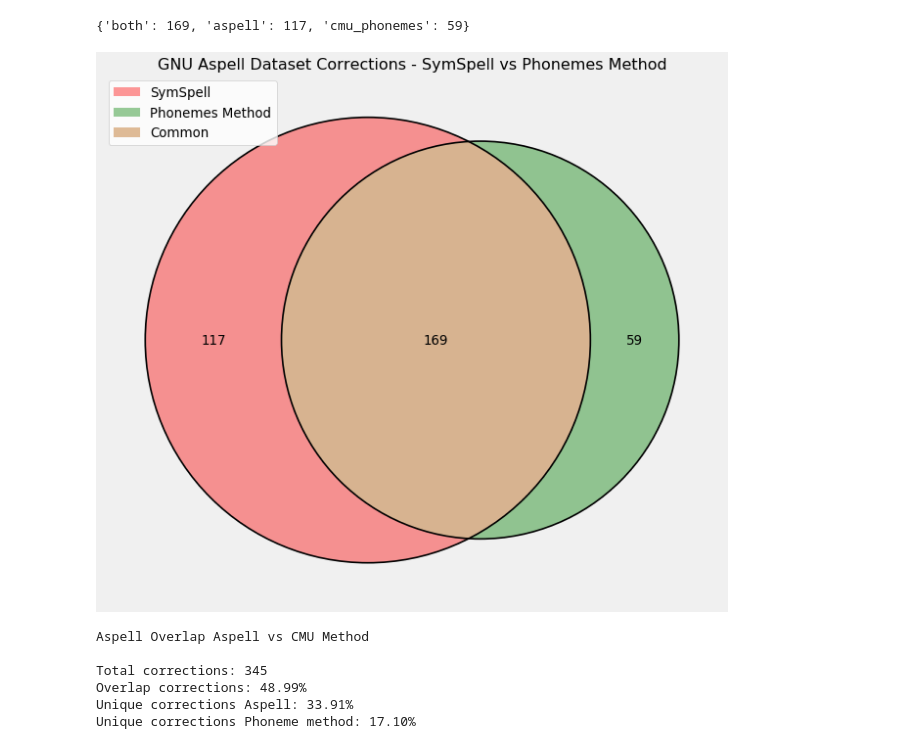
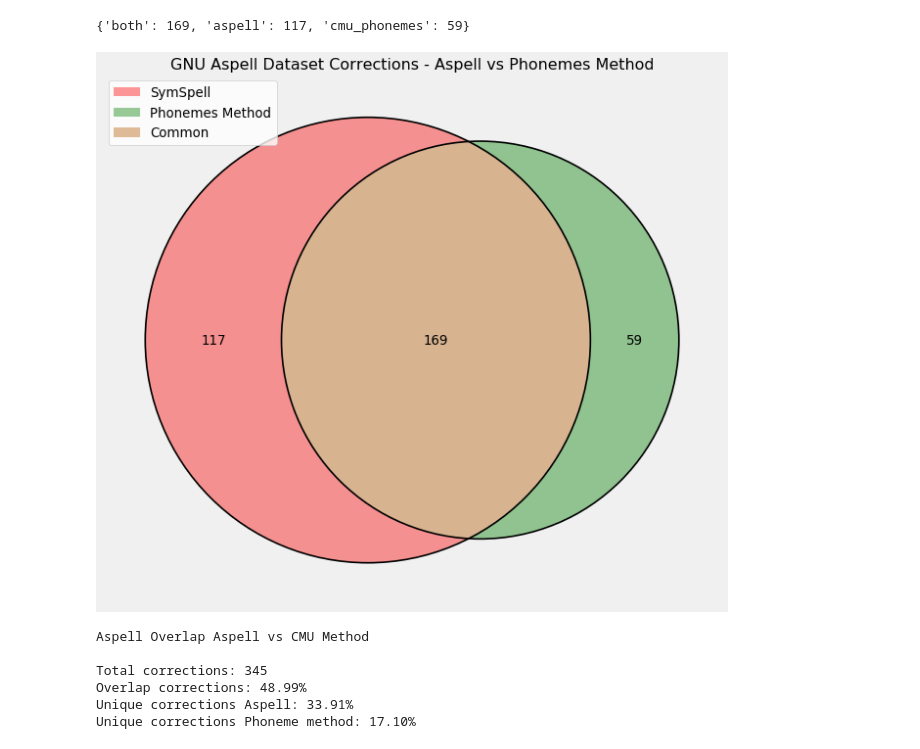
Before and after one commit to ucd-csl/Scapade, a Jupyter notebook: data_analysis/results_spelling_correction_overlap_and_scores.ipynb, the cells around one changed output. Saved outputs shown, nothing was run; the diff lists cells and outputs as text; code cells hidden in the pictures.

```diff
--- a/data_analysis/results_spelling_correction_overlap_and_scores.ipynb
+++ b/data_analysis/results_spelling_correction_overlap_and_scores.ipynb
@@ -828,15 +809,15 @@ overlap_aspell_asp
 # %%
 plt.figure(linewidth=5,  facecolor='#F0F0F0', figsize=(15,12), dpi=60)
 venn2(subsets=(overlap_aspell_asp['aspell'],overlap_aspell_asp['cmu_phonemes'],overlap_aspell_asp['both']),
       set_labels=('','',''))
 
 venn2_circles(subsets=(overlap_aspell_asp['aspell'],overlap_aspell_asp['cmu_phonemes'],overlap_aspell_asp['both']))
 
 plt.legend(labels=['SymSpell', 'Phonemes Method','Common'])
-plt.title('GNU Aspell Dataset Corrections - SymSpell vs Phonemes Method')
+plt.title('GNU Aspell Dataset Corrections - Aspell vs Phonemes Method')
 plt.show()
 # %% [output]
-[figure, old version]
+[figure, new version]
 # %%
 print(color.BOLD + "Aspell Overlap Aspell vs CMU Method \n" + color.END)
 print_overlap_scores(overlap_aspell_asp, 'Aspell')
```
Also changed, not shown: parts of 8 cells of this notebook.
